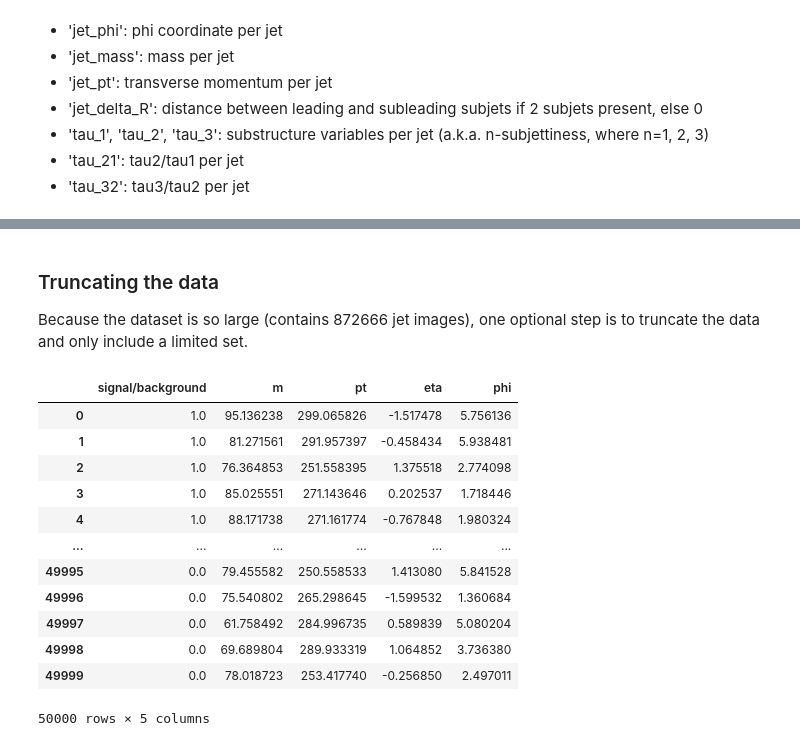
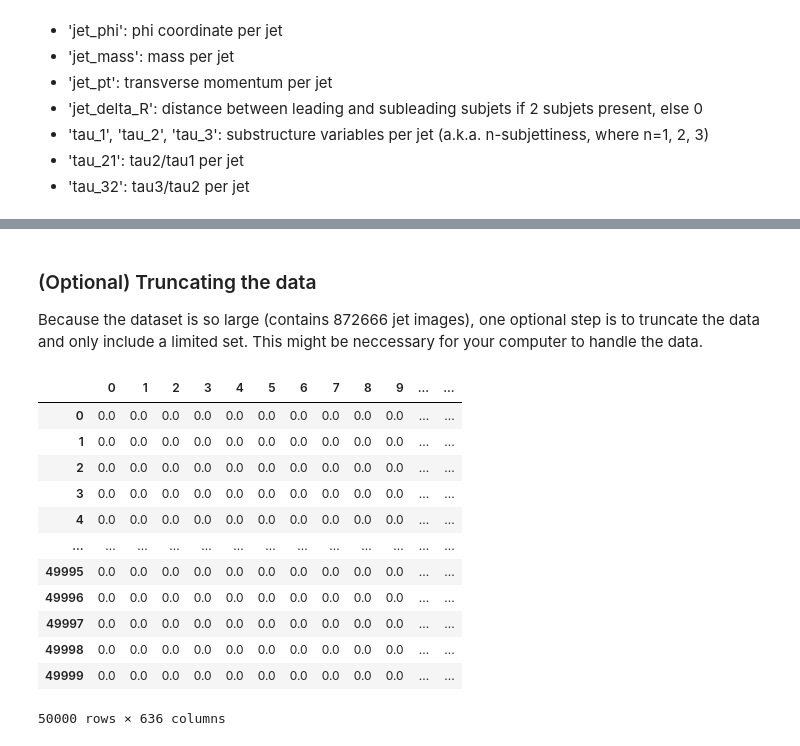
Before and after one commit to Autoencoders-compression-anomaly/AE-Compression-pytorch, a Jupyter notebook: examples/jet_images/process_jet_images.ipynb, the cells around one changed output, grey strips where cells are left out. Saved outputs shown, nothing was run; the diff lists cells and outputs as text; code cells hidden in the pictures.

Commit message:
Finalized script to process jet images. It converts from HDF5 to a Pandas DataFrame. Added section for visualization and truncation.

```diff
--- a/examples/jet_images/process_jet_images.ipynb
+++ b/examples/jet_images/process_jet_images.ipynb
@@ -72,0 +73,25 @@ df1 = pd.DataFrame(np.zeros([nbr_images, 625]), columns = pixels)
+# %%
+import numpy as np
+import pandas as pd
+
+# Reshaping the images from (872666,25,25) to (872666, 625)
+image = np.array(image)
+image = image.reshape((nbr_images,dim0*dim1))
+
+# Creating a DataFrame for the images
+pixels = [str(x) for x in range(dim0*dim1)] # Creates array ['0', '1', '2', ..., 'dim0*dim1']
+df = pd.DataFrame(data = image, columns = pixels)
+
+# Adding the jet variables to the DataFrame as columns
+df['signal/background'] = signal
+df['m'] = m
+df['pt'] = pt
+df['eta'] = pt
+df['phi'] = phi
+
+df['deltaR'] = deltaR
+df['tau_1'] = tau_1
+df['tau_2'] = tau_2
+df['tau_3'] = tau_3
+df['tau_21'] = tau_21
+df['tau_32'] = tau_32
@@ -73,22 +118,21 @@ df1 = pd.DataFrame(np.zeros([nbr_images, 625]), columns = pixels)
 # %% [markdown]
-### Truncating the data
+### (Optional) Truncating the data
 
-Because the dataset is so large (contains 872666 jet images), one optional step is to truncate the data and only include a limited set.
+Because the dataset is so large (contains 872666 jet images), one optional step is to truncate the data and only include a limited set. This might be neccessary for your computer to handle the data.
 # %%
 nbr_images = 50000
-df1.truncate(before=0, after=nbr_images-1)
-df2.truncate(before=0, after=nbr_images-1)
+df.truncate(before=0, after=nbr_images-1)
 # %% [output]
-|  | signal/background | m | pt | eta | phi |
-| 0 | 1.0 | 95.136238 | 299.065826 | -1.517478 | 5.756136 |
-| 1 | 1.0 | 81.271561 | 291.957397 | -0.458434 | 5.938481 |
-| 2 | 1.0 | 76.364853 | 251.558395 | 1.375518 | 2.774098 |
-| 3 | 1.0 | 85.025551 | 271.143646 | 0.202537 | 1.718446 |
-| 4 | 1.0 | 88.171738 | 271.161774 | -0.767848 | 1.980324 |
-| ... | ... | ... | ... | ... | ... |
-| 49995 | 0.0 | 79.455582 | 250.558533 | 1.413080 | 5.841528 |
-| 49996 | 0.0 | 75.540802 | 265.298645 | -1.599532 | 1.360684 |
-| 49997 | 0.0 | 61.758492 | 284.996735 | 0.589839 | 5.080204 |
-| 49998 | 0.0 | 69.689804 | 289.933319 | 1.064852 | 3.736380 |
-| 49999 | 0.0 | 78.018723 | 253.417740 | -0.256850 | 2.497011 |
+|  | 0 | 1 | 2 | 3 | 4 | 5 | 6 | 7 | 8 | 9 | ... | ... |
+| 0 | 0.0 | 0.0 | 0.0 | 0.0 | 0.0 | 0.0 | 0.0 | 0.0 | 0.0 | 0.0 | ... | ... |
+| 1 | 0.0 | 0.0 | 0.0 | 0.0 | 0.0 | 0.0 | 0.0 | 0.0 | 0.0 | 0.0 | ... | ... |
+| 2 | 0.0 | 0.0 | 0.0 | 0.0 | 0.0 | 0.0 | 0.0 | 0.0 | 0.0 | 0.0 | ... | ... |
+| 3 | 0.0 | 0.0 | 0.0 | 0.0 | 0.0 | 0.0 | 0.0 | 0.0 | 0.0 | 0.0 | ... | ... |
+| 4 | 0.0 | 0.0 | 0.0 | 0.0 | 0.0 | 0.0 | 0.0 | 0.0 | 0.0 | 0.0 | ... | ... |
+| ... | ... | ... | ... | ... | ... | ... | ... | ... | ... | ... | ... | ... |
+| 49995 | 0.0 | 0.0 | 0.0 | 0.0 | 0.0 | 0.0 | 0.0 | 0.0 | 0.0 | 0.0 | ... | ... |
+| 49996 | 0.0 | 0.0 | 0.0 | 0.0 | 0.0 | 0.0 | 0.0 | 0.0 | 0.0 | 0.0 | ... | ... |
+| 49997 | 0.0 | 0.0 | 0.0 | 0.0 | 0.0 | 0.0 | 0.0 | 0.0 | 0.0 | 0.0 | ... | ... |
+| 49998 | 0.0 | 0.0 | 0.0 | 0.0 | 0.0 | 0.0 | 0.0 | 0.0 | 0.0 | 0.0 | ... | ... |
+| 49999 | 0.0 | 0.0 | 0.0 | 0.0 | 0.0 | 0.0 | 0.0 | 0.0 | 0.0 | 0.0 | ... | ... |
-50000 rows × 5 columns
+50000 rows × 636 columns
```
Also changed, not shown: parts of 16 cells of this notebook.
